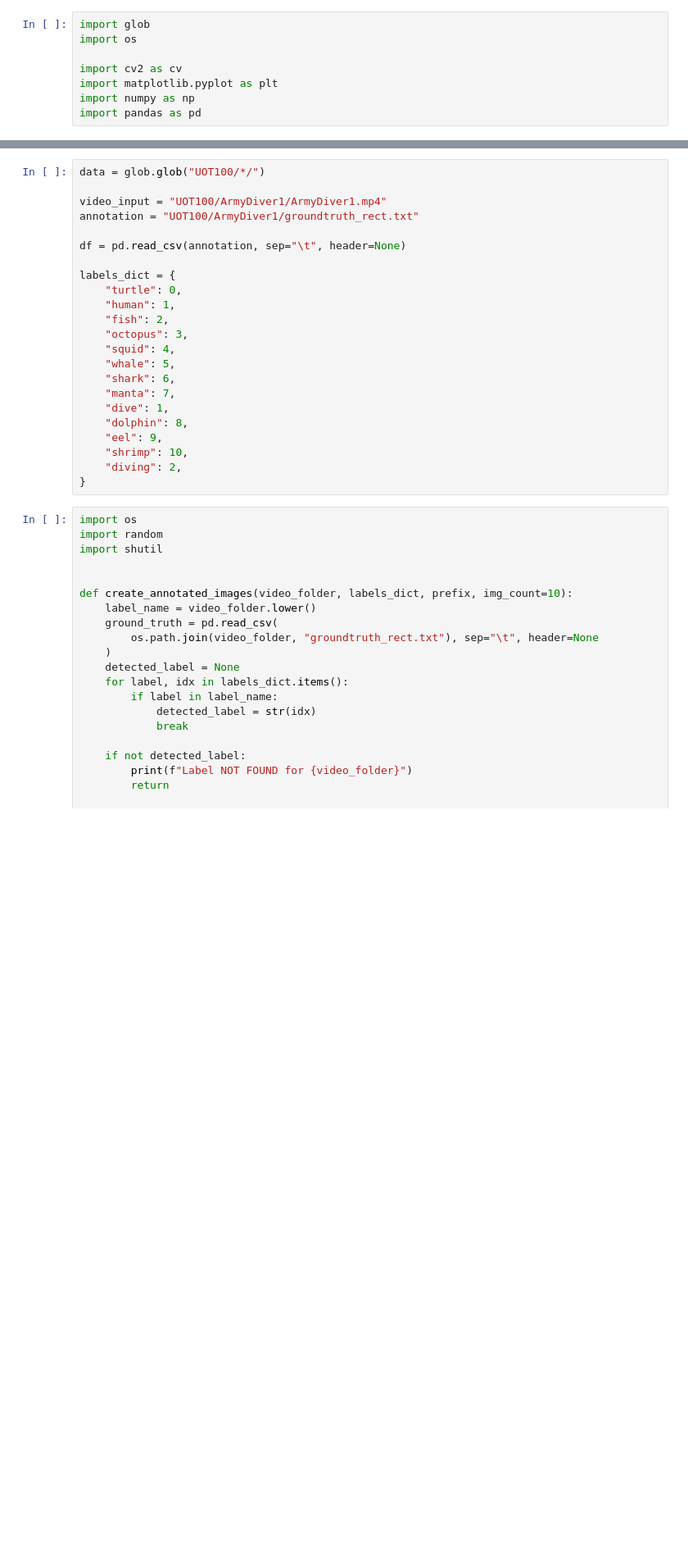
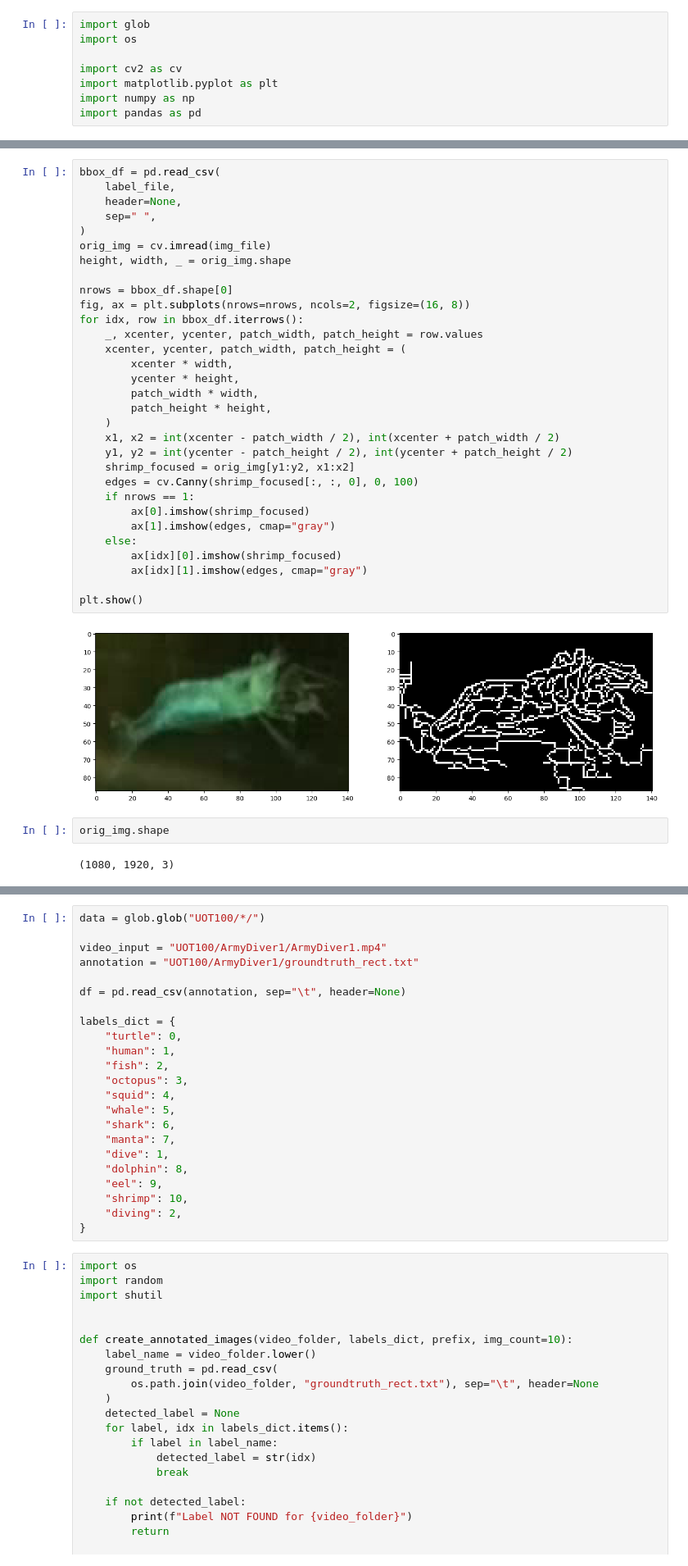
Before and after one commit to Javkhaa/machine-learning, a Jupyter notebook: underwater_object/DataCleanUp.ipynb, the cells around one changed output, grey strips where cells are left out. Shown at 82% size. Cells and saved outputs as stored; diff of their text form; blank space fills up the shorter version.

```diff
--- a/underwater_object/DataCleanUp.ipynb
+++ b/underwater_object/DataCleanUp.ipynb
@@ -277,0 +34,37 @@ for basedir in annot_basedirs:
+# %%
+bbox_df = pd.read_csv(
+    label_file,
+    header=None,
+    sep=" ",
+)
+orig_img = cv.imread(img_file)
+height, width, _ = orig_img.shape
+
+nrows = bbox_df.shape[0]
+fig, ax = plt.subplots(nrows=nrows, ncols=2, figsize=(16, 8))
+for idx, row in bbox_df.iterrows():
+    _, xcenter, ycenter, patch_width, patch_height = row.values
+    xcenter, ycenter, patch_width, patch_height = (
+        xcenter * width,
+        ycenter * height,
+        patch_width * width,
+        patch_height * height,
+    )
+    x1, x2 = int(xcenter - patch_width / 2), int(xcenter + patch_width / 2)
+    y1, y2 = int(ycenter - patch_height / 2), int(ycenter + patch_height / 2)
+    shrimp_focused = orig_img[y1:y2, x1:x2]
+    edges = cv.Canny(shrimp_focused[:, :, 0], 0, 100)
+    if nrows == 1:
+        ax[0].imshow(shrimp_focused)
+        ax[1].imshow(edges, cmap="gray")
+    else:
+        ax[idx][0].imshow(shrimp_focused)
+        ax[idx][1].imshow(edges, cmap="gray")
+
+plt.show()
+# %% [output]
+[figure, added]
+# %%
+orig_img.shape
+# %% [output]
+(1080, 1920, 3)
```
Also changed, not shown: parts of 31 cells of this notebook, 8 other files.
